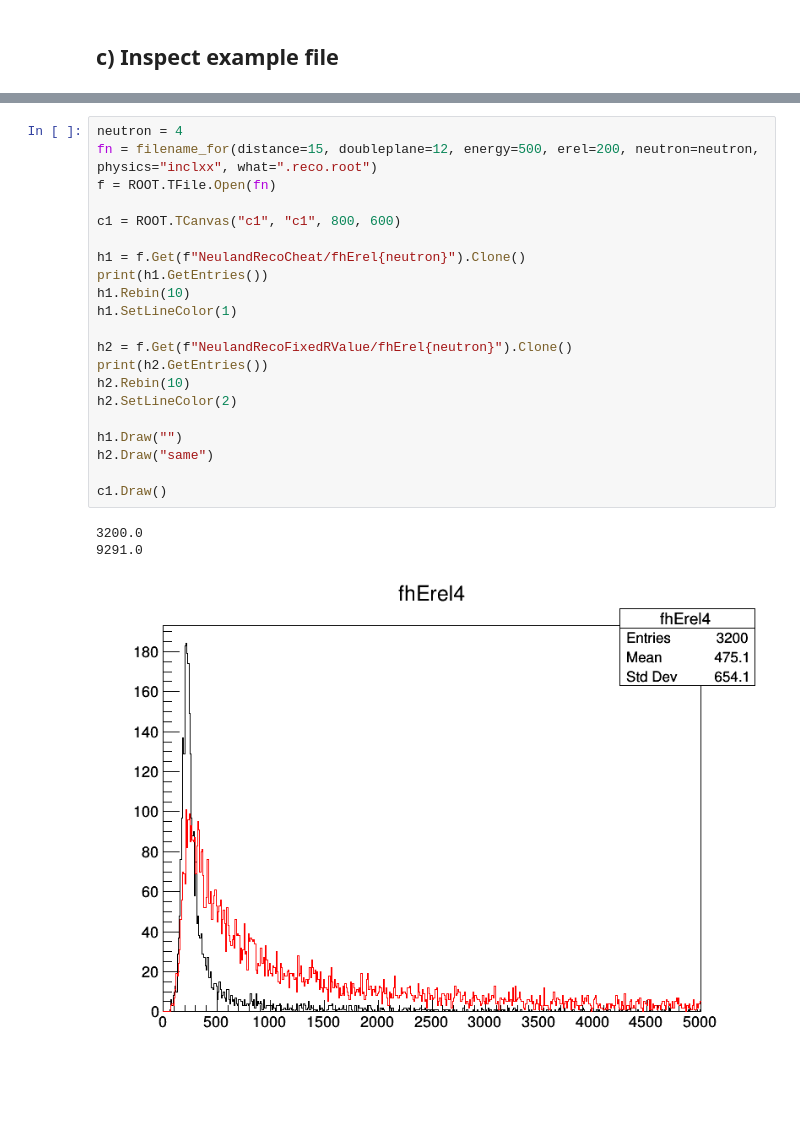
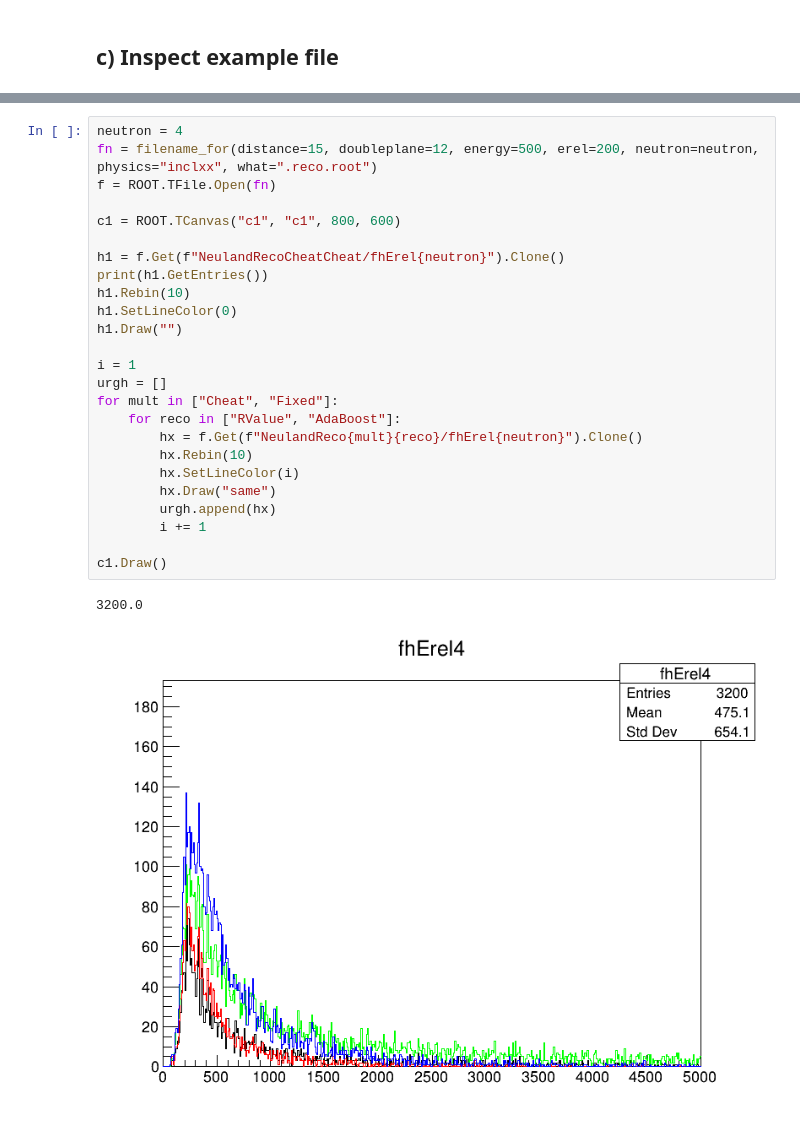
Before and after one commit to janmayer/NeuLAND-OS-20C, a Jupyter notebook: 03-reconstruct.ipynb, the cells around one changed output, grey strips where cells are left out. Drawn from its saved outputs; the diff is of its cells as text; blank space fills up the shorter version.

```diff
--- a/03-reconstruct.ipynb
+++ b/03-reconstruct.ipynb
@@ -86,25 +88,28 @@ import ROOT
 # %%
 neutron = 4
 fn = filename_for(distance=15, doubleplane=12, energy=500, erel=200, neutron=neutron, physics="inclxx", what=".reco.root")
 f = ROOT.TFile.Open(fn)
 
 c1 = ROOT.TCanvas("c1", "c1", 800, 600)
 
-h1 = f.Get(f"NeulandRecoCheat/fhErel{neutron}").Clone()
+h1 = f.Get(f"NeulandRecoCheatCheat/fhErel{neutron}").Clone()
 print(h1.GetEntries())
 h1.Rebin(10)
-h1.SetLineColor(1)
+h1.SetLineColor(0)
+h1.Draw("")
 
-h2 = f.Get(f"NeulandRecoFixedRValue/fhErel{neutron}").Clone()
-print(h2.GetEntries())
-h2.Rebin(10)
-h2.SetLineColor(2)
-
-h1.Draw("")
-h2.Draw("same")
+i = 1
+urgh = []
+for mult in ["Cheat", "Fixed"]:
+    for reco in ["RValue", "AdaBoost"]:
+        hx = f.Get(f"NeulandReco{mult}{reco}/fhErel{neutron}").Clone()
+        hx.Rebin(10)
+        hx.SetLineColor(i)
+        hx.Draw("same")
+        urgh.append(hx)
+        i += 1
 
 c1.Draw()
 # %% [output]
 3200.0
-9291.0
-[figure, old version]
+[figure, new version]
```
Also changed, not shown: parts of 3 cells of this notebook, 3 other files.
